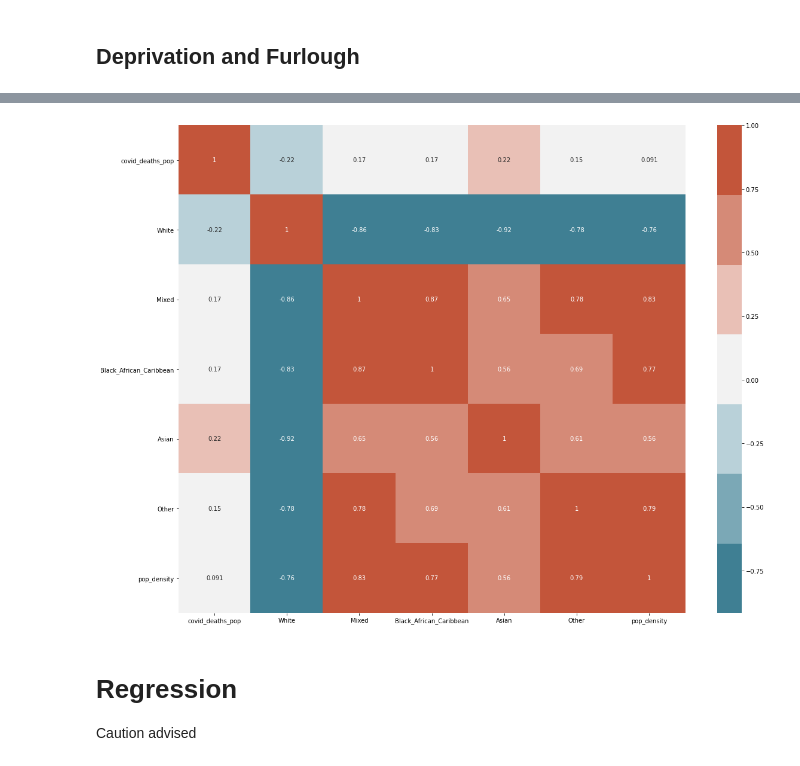
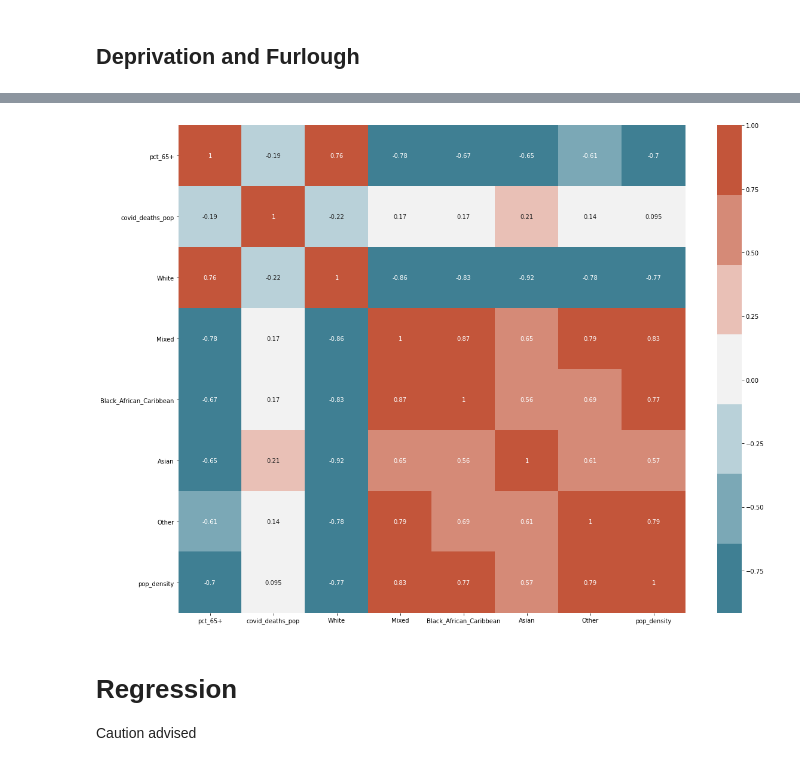
Before and after one commit to Quotennial/covid_bame, a Jupyter notebook: notebooks/ONS Deaths and Ethnicity.ipynb, the cells around one changed output, grey strips where cells are left out. Drawn from its saved outputs; the diff is of its cells as text; code cells hidden in the pictures.

```diff
--- a/notebooks/ONS Deaths and Ethnicity.ipynb
+++ b/notebooks/ONS Deaths and Ethnicity.ipynb
@@ -45,11 +44,17 @@ ethnicity_list = ethnicity_df.columns[2:]
 df = ons_deaths_df.join(ethnicity_df) # join by local authority
 
 pop_df = bame_datastore.pop_est.df.copy() # import 2020 population estimates
-df = df.join(pop_df.drop(columns = pop_df.columns[3:]))
+pop_df = pop_df.reset_index().set_index("Code")
+cols_to_sum = pop_df.columns[68:] # gather 65+ columns
+pop_df['total_65+'] = pop_df[cols_to_sum].sum(axis=1)  # create 65+ column
+pop_df["pct_65+"] = pop_df["total_65+"]/ pop_df["All ages"]
+df = df.join(pop_df.drop(columns = pop_df.columns[3:-1])) # drop the rest
+
 df.rename(columns={"All ages": "total_pop"}, inplace=True)
 df["covid_deaths_pop"] = df["deaths_covid"]/df["total_pop"] # normalise deaths by population
 
-df = df.drop(columns = ["Geography_code", "Denominator", "Code", "Geography1"])
+
+df = df.drop(columns = ["Geography_name", "Denominator", "Name", "Geography1"])
 df = df.dropna()
 # %%
 df.sort_values(by=['covid_deaths_pop'], ascending=False)
@@ -192,5 +205,4 @@ cross refrencing from the [GLA density estimates](https://data.gov.uk/dataset/a7
 # %%
 la_gdf = bame_datastore.lad_geog.gdf.copy()
-la_gdf = la_gdf.to_crs({'init': 'epsg:3395'}) # change projection to Cartesian
+la_gdf = la_gdf.to_crs({'init': 'epsg:5243'}) # change projection to get the area
 la_gdf["area"] = la_gdf['geometry'].area/ 10**6 # area in square km
-la_gdf.columns
@@ -207,17 +209,18 @@ Index(['covid_deaths_pop', 'White', 'Mixed', 'Black_African_Caribbean',
 # %%
-dense_df = df_grouped.join(la_gdf.set_index("lad09nm"))
+dense_df = df_grouped.join(la_gdf.set_index("lad17cd"))
 dense_df["pop_density"] = dense_df["total_pop"]/dense_df["area"]
-dense_df = dense_df.drop(columns=["deaths_all", "deaths_covid", "area", "total_pop",
-                                  'objectid', 'lad09cd', 'lad09nmw', 'st_areashape','st_lengthshape',])
+dense_df = dense_df.drop(columns=["lad17nm", "bng_n",'objectid', 'lad17nmw', 'bng_e',
+                                  'st_areashape','st_lengthshape',"long","lat"])
 
+dense_df_plot = dense_df.drop(columns=["deaths_all", "deaths_covid", "area", "total_pop"])
 plt.figure(figsize=(19, 15))
-corrMatrix = dense_df.corr()
+corrMatrix = dense_df_plot.corr()
 sns.heatmap(corrMatrix, annot=True, cmap=sns.diverging_palette(220, 20, n=7))
 
 
 plt.savefig("../reports/figures/density_corrmat.png")
 # %% [output]
-[figure, old version]
+[figure, new version]
 # %% [markdown]
 # Regression
 Caution advised
```
Also changed, not shown: parts of 18 cells of this notebook, 25 other files.
